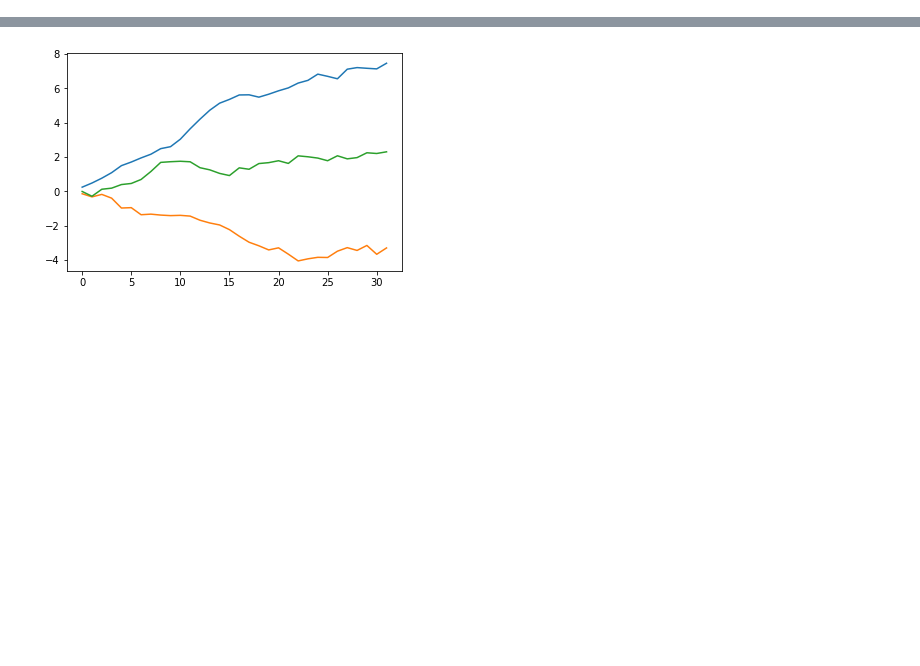
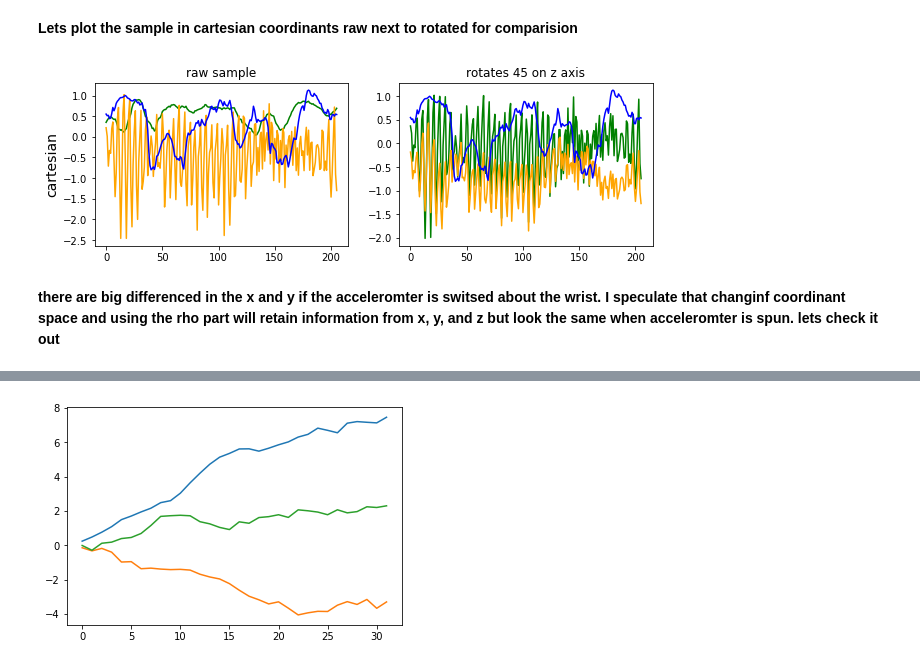
Before and after one commit to Iguanacolossus/Capstone3-TBA, a Jupyter notebook: notebooks/HAR.ipynb, the cells around one changed output, grey strips where cells are left out. Drawn from its saved outputs; the diff is of its cells as text; code cells hidden in the pictures; blank space fills up the shorter version.

```diff
--- a/notebooks/HAR.ipynb
+++ b/notebooks/HAR.ipynb
@@ -122,0 +99,20 @@ for i in range(3):
+# %% [markdown]
+**Lets plot the sample in cartesian coordinants raw next to rotated for comparision**
+# %%
+###ploting sample one with next to its self rotataed 45 arounf z_axis(wrist)
+fig, axs = plt.subplots(1,2,figsize=(10,3))
+axs[0].plot(x,color="green")
+axs[0].plot(y,color='orange')
+axs[0].plot(z,color='blue')
+
+axs[1].plot(x_45,color="green")
+axs[1].plot(y_45,color='orange')
+axs[1].plot(z_45,color='blue')
+
+axs[0].set_ylabel('cartesian',size=14)
+axs[0].set_title('raw sample')
+axs[1].set_title('rotates 45 on z axis');
+# %% [output]
+[figure, added]
+# %% [markdown]
+**there are big differenced in the x and y if the acceleromter is switsed about the wrist. I speculate that changinf coordinant space and using the rho part will retain information from x, y, and z but look the same when acceleromter is spun. lets check  it out**
```
Also changed, not shown: parts of 73 cells of this notebook, 4 other files.
